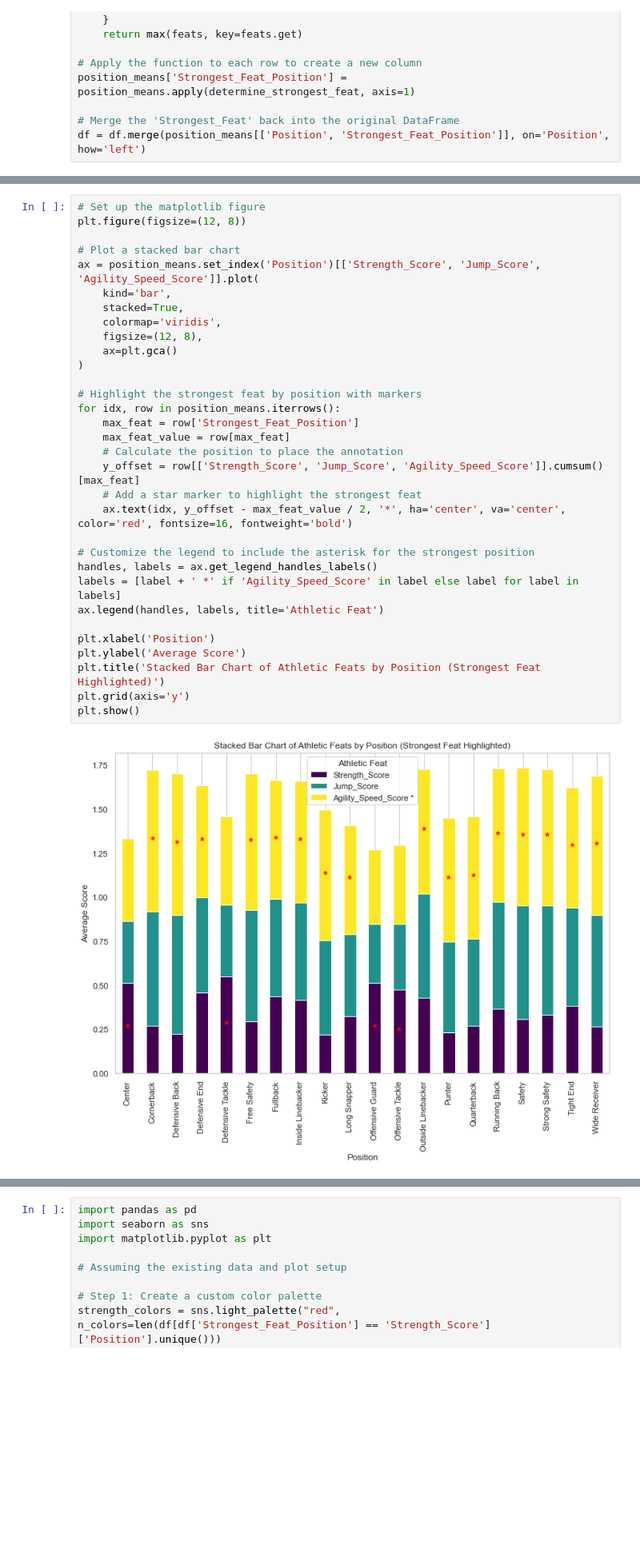
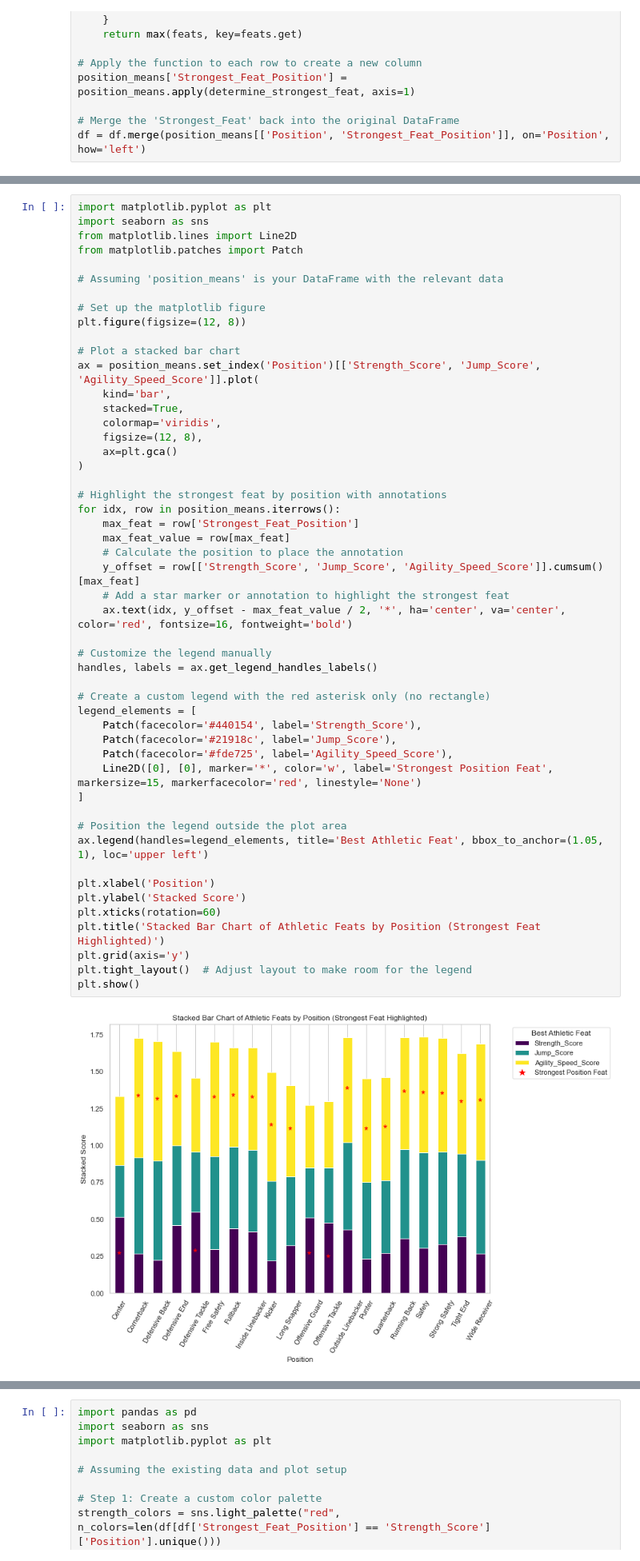
Before and after one commit to Gregcrooks75/NFL_analysis, a Jupyter notebook: NFL Project.ipynb, the cells around one changed output, grey strips where cells are left out. Shown at 80% size. Cells and saved outputs as stored; diff of their text form; blank space fills up the shorter version.

```diff
--- a/NFL Project.ipynb
+++ b/NFL Project.ipynb
@@ -1096,34 +1054,52 @@ df = df.merge(position_means[['Position', 'Strongest_Feat_Position']], on='Posit
 # %%
+import matplotlib.pyplot as plt
+import seaborn as sns
+from matplotlib.lines import Line2D
+from matplotlib.patches import Patch
+
+# Assuming 'position_means' is your DataFrame with the relevant data
+
 # Set up the matplotlib figure
 plt.figure(figsize=(12, 8))
 
 # Plot a stacked bar chart
 ax = position_means.set_index('Position')[['Strength_Score', 'Jump_Score', 'Agility_Speed_Score']].plot(
     kind='bar',
     stacked=True,
     colormap='viridis',
     figsize=(12, 8),
     ax=plt.gca()
 )
 
-# Highlight the strongest feat by position with markers
+# Highlight the strongest feat by position with annotations
 for idx, row in position_means.iterrows():
     max_feat = row['Strongest_Feat_Position']
     max_feat_value = row[max_feat]
     # Calculate the position to place the annotation
     y_offset = row[['Strength_Score', 'Jump_Score', 'Agility_Speed_Score']].cumsum()[max_feat]
-    # Add a star marker to highlight the strongest feat
+    # Add a star marker or annotation to highlight the strongest feat
     ax.text(idx, y_offset - max_feat_value / 2, '*', ha='center', va='center', color='red', fontsize=16, fontweight='bold')
 
-# Customize the legend to include the asterisk for the strongest position
+# Customize the legend manually
 handles, labels = ax.get_legend_handles_labels()
-labels = [label + ' *' if 'Agility_Speed_Score' in label else label for label in labels]
-ax.legend(handles, labels, title='Athletic Feat')
+
+# Create a custom legend with the red asterisk only (no rectangle)
+legend_elements = [
+    Patch(facecolor='#440154', label='Strength_Score'),
+    Patch(facecolor='#21918c', label='Jump_Score'),
+    Patch(facecolor='#fde725', label='Agility_Speed_Score'),
+    Line2D([0], [0], marker='*', color='w', label='Strongest Position Feat', markersize=15, markerfacecolor='red', linestyle='None')
+]
+
+# Position the legend outside the plot area
+ax.legend(handles=legend_elements, title='Best Athletic Feat', bbox_to_anchor=(1.05, 1), loc='upper left')
 
 plt.xlabel('Position')
-plt.ylabel('Average Score')
+plt.ylabel('Stacked Score')
+plt.xticks(rotation=60)
 plt.title('Stacked Bar Chart of Athletic Feats by Position (Strongest Feat Highlighted)')
 plt.grid(axis='y')
+plt.tight_layout()  # Adjust layout to make room for the legend
 plt.show()
 # %% [output]
-[figure, old version]
+[figure, new version]
```
Also changed, not shown: parts of 70 cells of this notebook.
